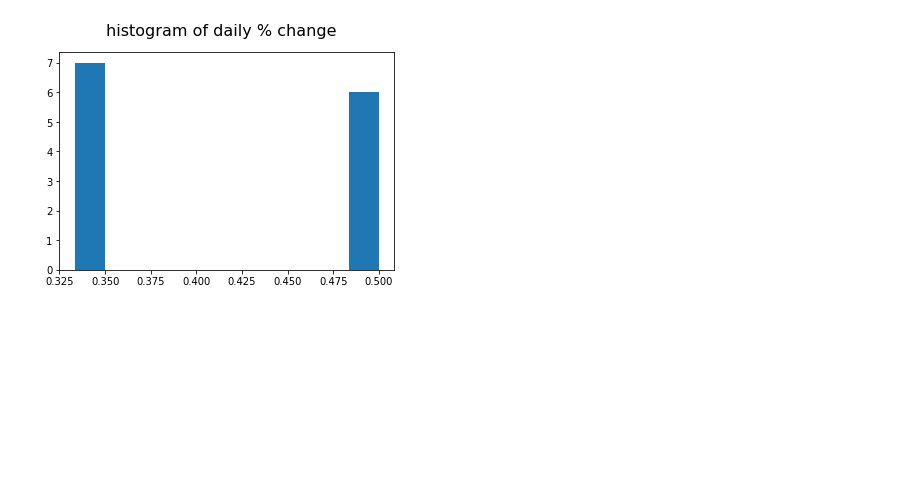
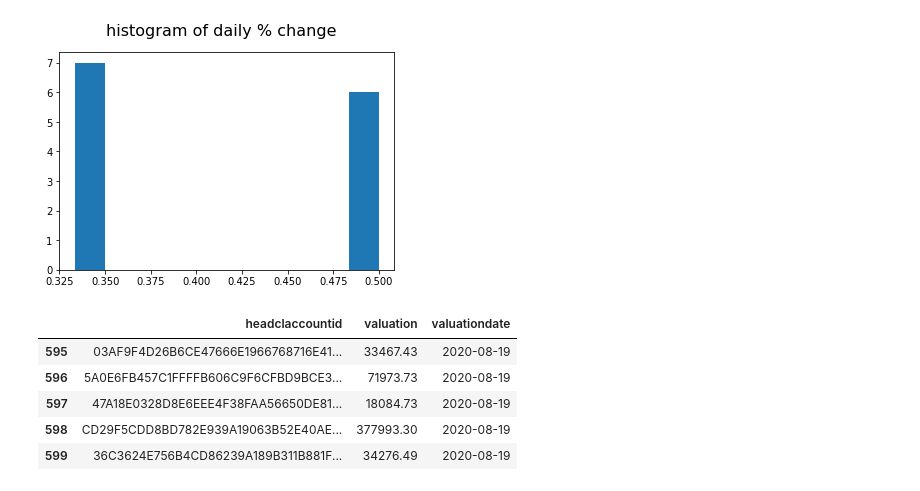
Before and after one commit to JackSD/Academic, a Jupyter notebook: study_of_volatilty.ipynb, the cells around one changed output. Saved outputs shown, nothing was run; the diff lists cells and outputs as text; code cells hidden in the pictures; blank space fills up the shorter version.

```diff
--- a/study_of_volatilty.ipynb
+++ b/study_of_volatilty.ipynb
@@ -148,3 +148,15 @@ for i in range(len(list_of_time_series_bad)):
 [figure]
 [figure]
 [figure]
+# %%
+#actual data
+url = 'https://raw.githubusercontent.com/JackSD/Data-Science-Work/master/test_valuation_data_high.csv'
+df1 = pd.read_csv(url)
+df1.head()
+# %% [output]
+|  | headclaccountid | valuation | valuationdate |
+| 595 | 03AF9F4D26B6CE47666E1966768716E41... | 33467.43 | 2020-08-19 |
+| 596 | 5A0E6FB457C1FFFFB606C9F6CFBD9BCE3... | 71973.73 | 2020-08-19 |
+| 597 | 47A18E0328D8E6EEE4F38FAA56650DE81... | 18084.73 | 2020-08-19 |
+| 598 | CD29F5CDD8BD782E939A19063B52E40AE... | 377993.30 | 2020-08-19 |
+| 599 | 36C3624E756B4CD86239A189B311B881F... | 34276.49 | 2020-08-19 |
```
Also changed, not shown: parts of 1 cell of this notebook.
